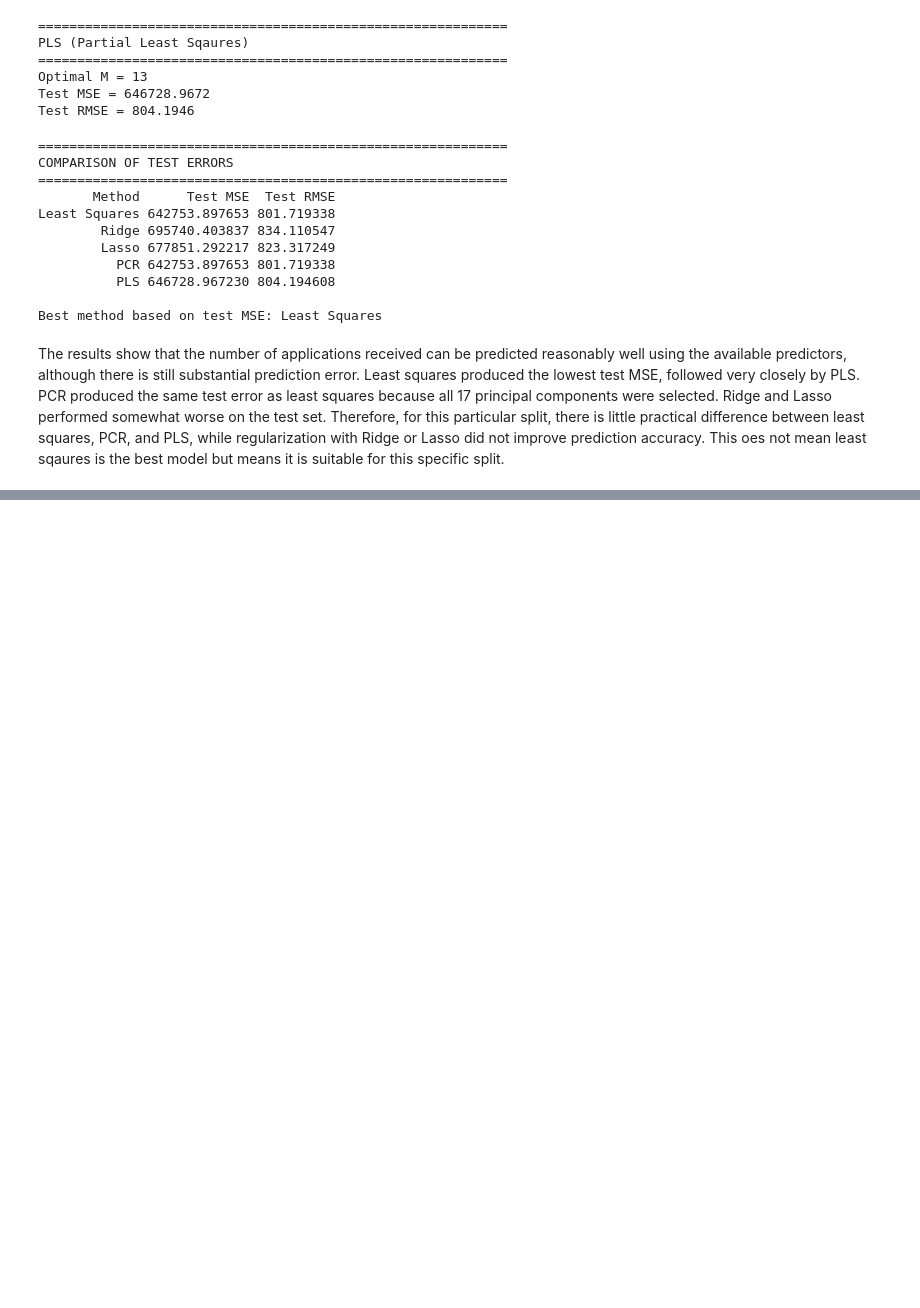
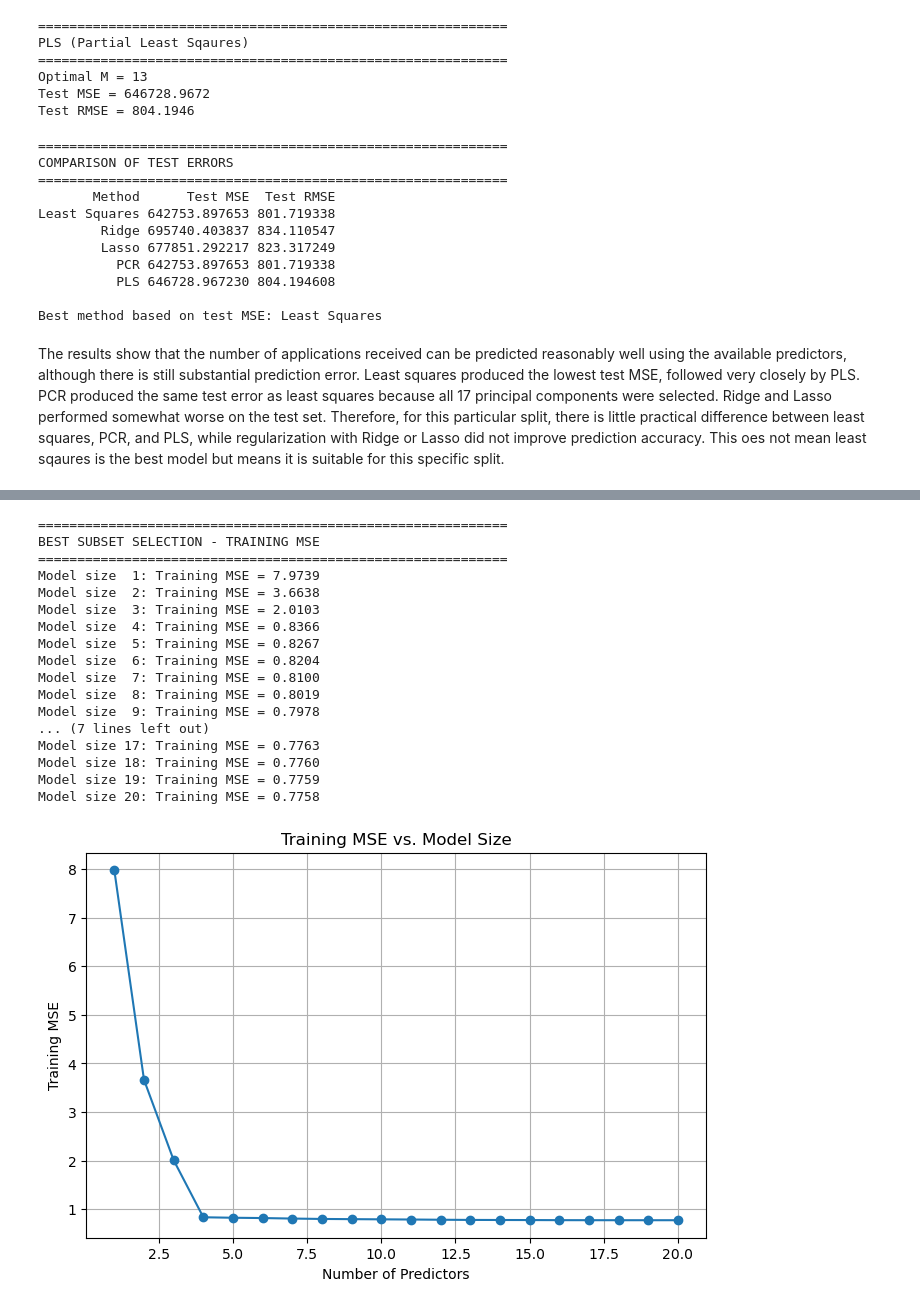
Before and after one commit to sumukha-r/isl-python-solutions, a Jupyter notebook: Chapter06-Linear-Model-Selection-and-Regularization/Chapter06-Linear-Model-Selection-and-Regularization.ipynb, the cells around one changed output, grey strips where cells are left out. Drawn from its saved outputs; the diff is of its cells as text; code cells hidden in the pictures; blank space fills up the shorter version.

```diff
--- a/Chapter06-Linear-Model-Selection-and-Regularization/Chapter06-Linear-Model-Selection-and-Regularization.ipynb
+++ b/Chapter06-Linear-Model-Selection-and-Regularization/Chapter06-Linear-Model-Selection-and-Regularization.ipynb
@@ -511,0 +554,11 @@ The results show that the number of applications received can be predicted reaso
+# %%
+X_train = X[:100]
+y_train = y[:100]
+X_test = X[100:]
+y_test = y[100:]
+
+print("\n" + "=" * 60)
+print("TRAIN / TEST SPLIT")
+print("=" * 60)
+print(f"Training observations = {len(y_train)}")
+print(f"Test observations = {len(y_test)}")
@@ -511,0 +571,68 @@ The results show that the number of applications received can be predicted reaso
+# %%
+# We search through every possible subset. Since p = 20, there are 2^20 possible subsets, which is too large to exhaustively search.
+# For each model size r, randomly/sample candidate subsets.
+rng_search = np.random.default_rng(20)
+best_models = {}
+
+for r in range(1, p + 1):
+    candidates = []
+    if r <= 4:
+        candidates = list(combinations(range(p), r))
+    else:
+        n_candidates = 5000
+        for _ in range(n_candidates):
+            subset = tuple(sorted(rng_search.choice(p, size=r, replace=False)))
+            candidates.append(subset)
+        candidates = list(set(candidates))
+
+    best_mse = np.inf
+    best_subset = None
+    best_model = None
+
+    for subset in candidates:
+        X_sub = sm.add_constant(X_train[:, subset])
+        model = sm.OLS(y_train, X_sub).fit()
+        mse = np.mean((y_train - model.predict(X_sub)) ** 2)
+        if mse < best_mse:
+            best_mse = mse
+            best_subset = subset
+            best_model = model
+
+    best_models[r] = {"subset": best_subset, "model": best_model, "train_mse": best_mse}
+
+train_mse = []
+for r in range(1, p + 1):
+    train_mse.append(best_models[r]["train_mse"])
+
+print("\n" + "=" * 60)
+print("BEST SUBSET SELECTION - TRAINING MSE")
+print("=" * 60)
+for r, mse in zip(range(1, p + 1), train_mse):
+    print(f"Model size {r:2d}: Training MSE = {mse:.4f}")
+
+plt.figure(figsize=(8, 5))
+plt.plot(range(1, p + 1), train_mse, marker="o")
+plt.xlabel("Number of Predictors")
+plt.ylabel("Training MSE")
+plt.title("Training MSE vs. Model Size")
+plt.grid(True)
+plt.show()
+# %% [output]
+============================================================
+BEST SUBSET SELECTION - TRAINING MSE
+============================================================
+Model size  1: Training MSE = 7.9739
+Model size  2: Training MSE = 3.6638
+Model size  3: Training MSE = 2.0103
+Model size  4: Training MSE = 0.8366
+Model size  5: Training MSE = 0.8267
+Model size  6: Training MSE = 0.8204
+Model size  7: Training MSE = 0.8100
+Model size  8: Training MSE = 0.8019
+Model size  9: Training MSE = 0.7978
+... (7 lines left out)
+Model size 17: Training MSE = 0.7763
+Model size 18: Training MSE = 0.7760
+Model size 19: Training MSE = 0.7759
+Model size 20: Training MSE = 0.7758
+[figure, added]
```
Also changed, not shown: parts of 10 cells of this notebook, 1 other file.
